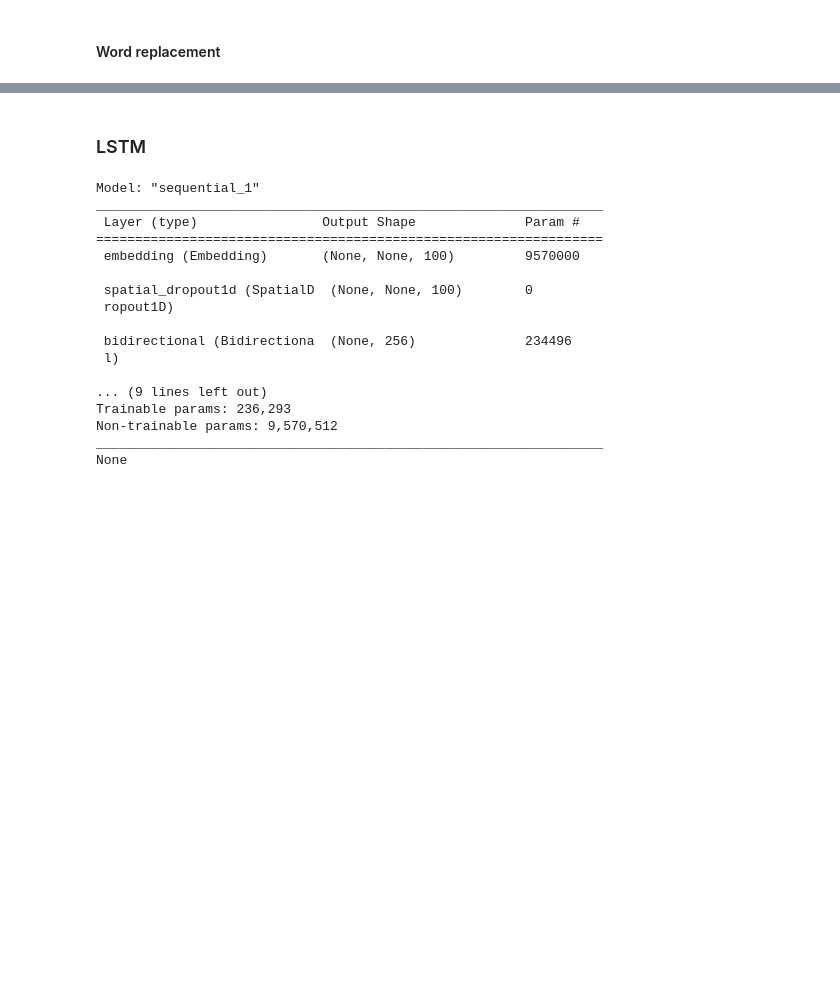
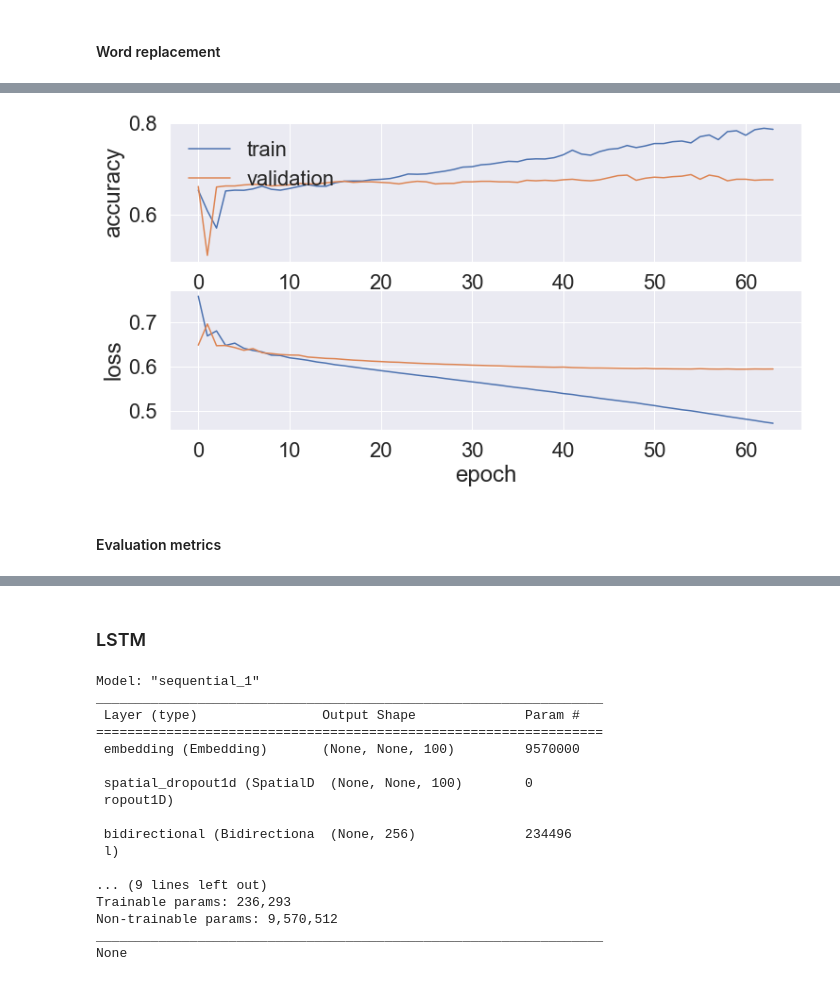
Before and after one commit to pdqnguyen/metallyrics, a Jupyter notebook: analyses/lyrics/notebooks/genre-classification-embedding.ipynb, the cells around one changed output, grey strips where cells are left out. Drawn from its saved outputs; the diff is of its cells as text; code cells hidden in the pictures; blank space fills up the shorter version.

```diff
--- a/analyses/lyrics/notebooks/genre-classification-embedding.ipynb
+++ b/analyses/lyrics/notebooks/genre-classification-embedding.ipynb
@@ -308,0 +381,8 @@ acc: 0.3599
+# %%
+cnn_model = create_baseline_model(bias_initializer=bias_initializer)
+print(cnn_model.summary())
+
+cnn_history = cnn_model.fit(padded_train[::20], y_train[::20, 1], epochs=64, batch_size=1024, validation_split=0.2, verbose=2)
+cnn_pred = cnn_model.predict(padded_test)
+cnn_loss, cnn_acc = cnn_model.evaluate(padded_test, y_test[:, 1], verbose=0)
+print(f"loss: {cnn_loss:.4f}\nacc: {cnn_acc:.4f}")
@@ -308,0 +407,6 @@ acc: 0.3599
+# %%
+plot_history(cnn_history.history)
+# %% [output]
+[figure, added]
+# %% [markdown]
+#### Evaluation metrics
```
Also changed, not shown: parts of 62 cells of this notebook.
